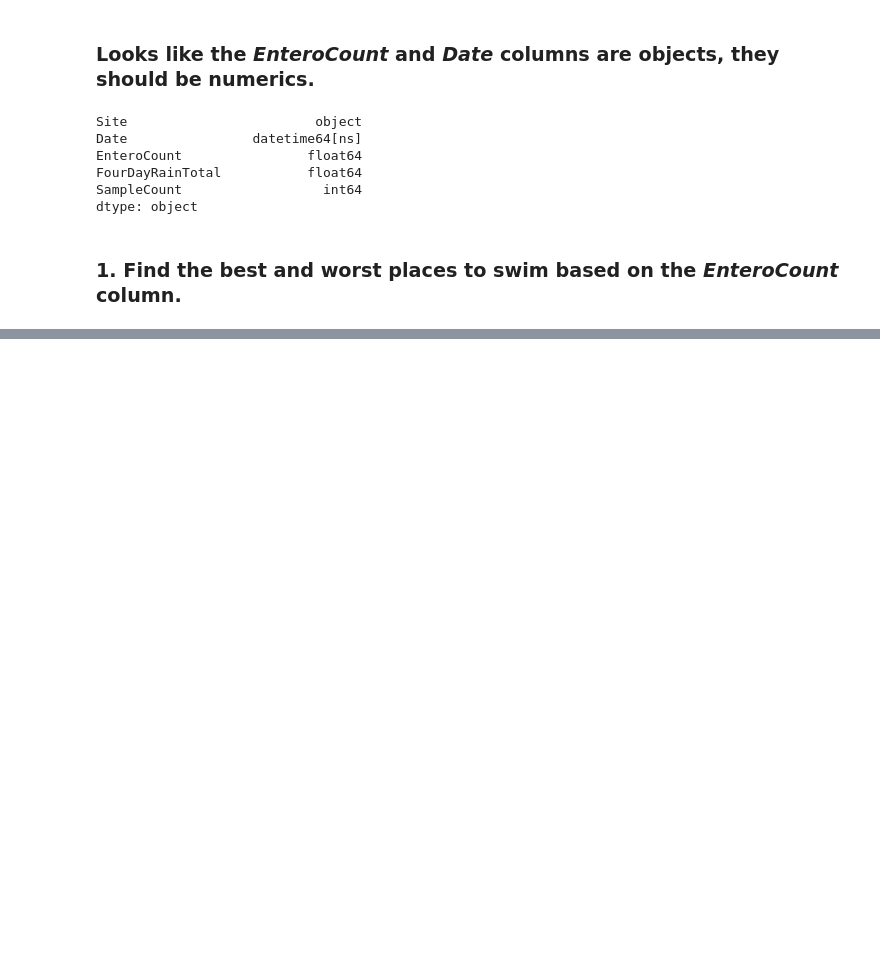
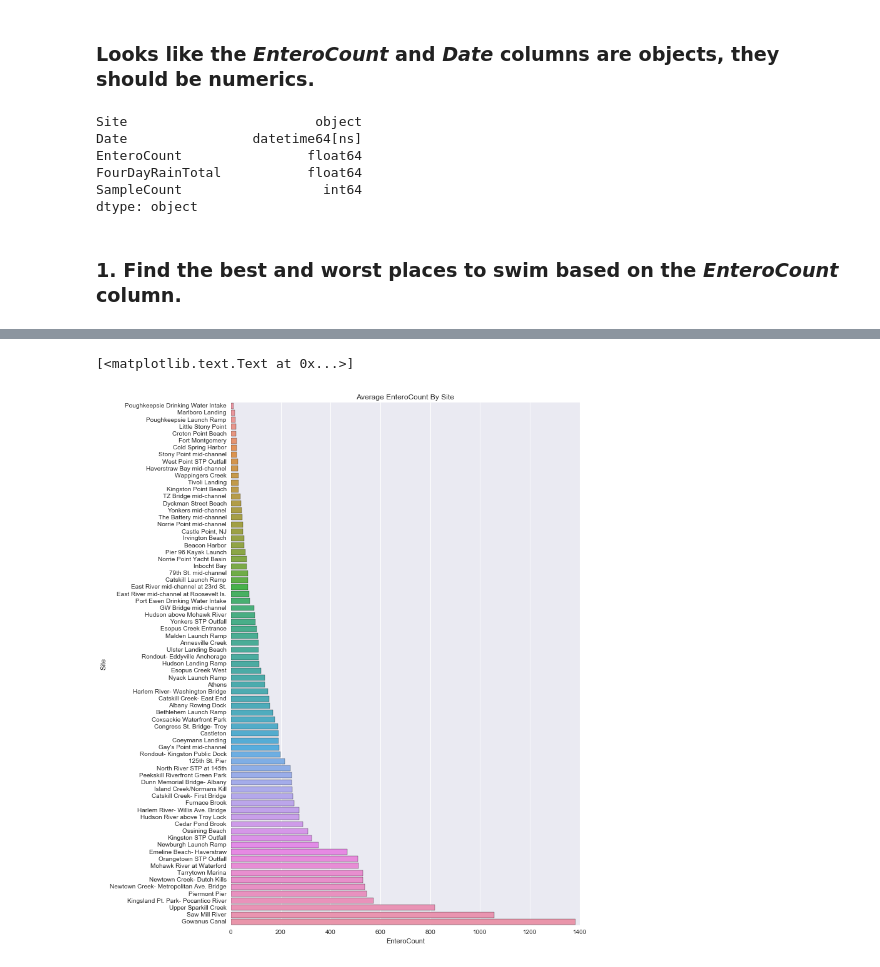
Before and after one commit to maxwagner/608, a Jupyter notebook: lecture4/mwagner_m4.ipynb, the cells around one changed output, grey strips where cells are left out. Saved outputs shown, nothing was run; the diff lists cells and outputs as text; code cells hidden in the pictures; blank space fills up the shorter version.

```diff
--- a/lecture4/mwagner_m4.ipynb
+++ b/lecture4/mwagner_m4.ipynb
@@ -82,0 +88,14 @@ rf_worst
+# %%
+# group by does something odd, so write and read to csv to fix it
+rf_means = rf_group.mean().sort_values(by = 'EnteroCount')
+rf_means.to_csv('entero.csv')
+rf_means = pd.read_csv('entero.csv')
+rf_means.columns = ['Site','EnteroCount']
+# %%
+plt.figure(figsize = (10,15))
+rf_bar = sns.barplot(data = rf_means, x ="EnteroCount", y="Site")
+rf_bar.set_title("Average EnteroCount By Site")
+rf_bar.set(xlabel = "EnteroCount")
+# %% [output]
+[<matplotlib.text.Text at 0x...>]
+[figure, added]
```
Also changed, not shown: parts of 26 cells of this notebook, 17 other files.
